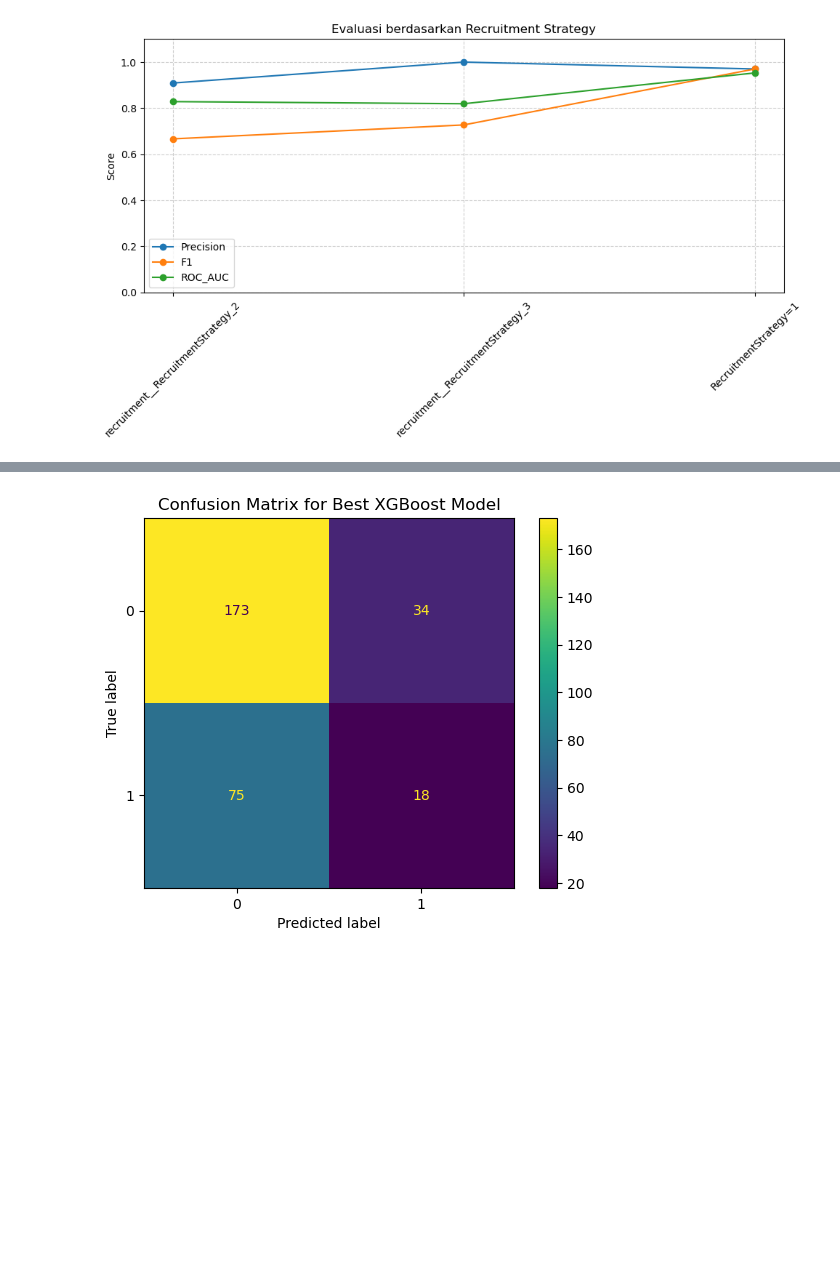
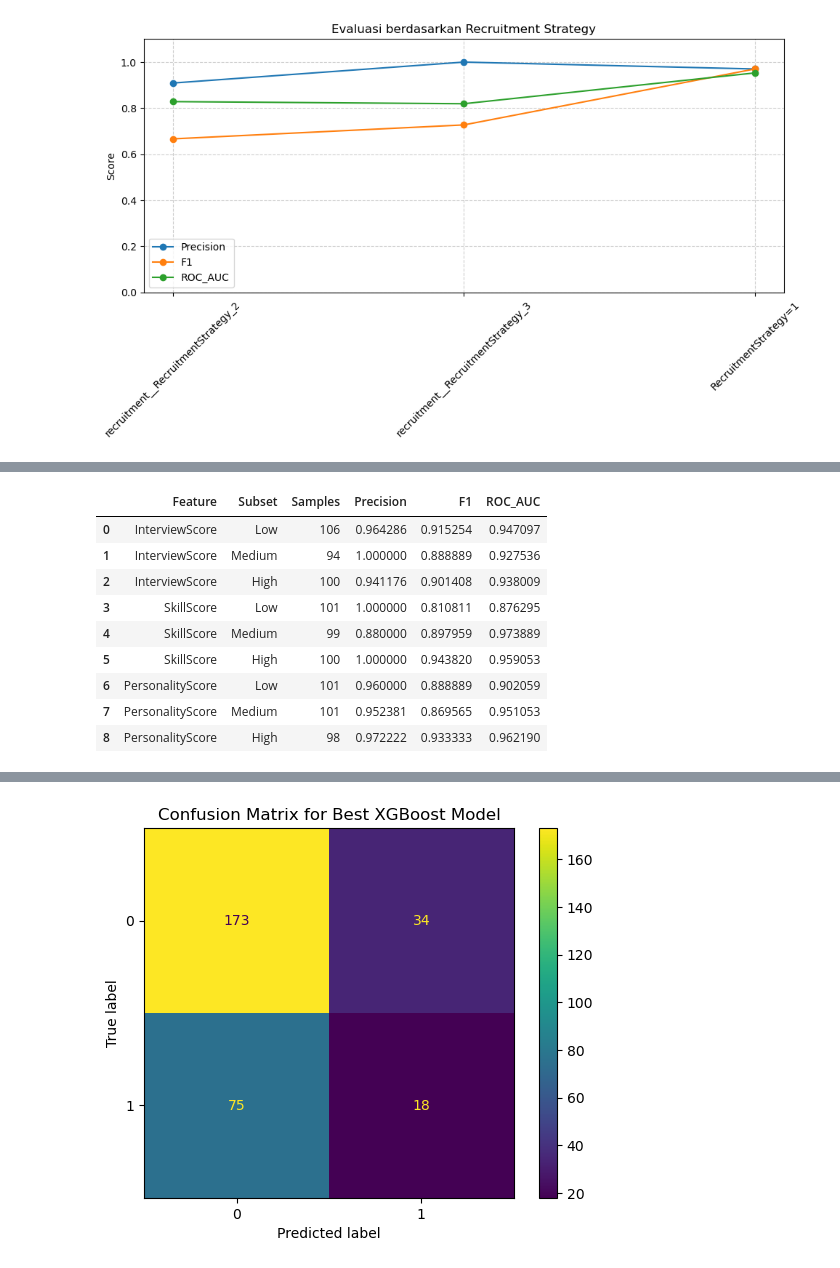
Before and after one commit to agirahmawandi/stage_3_L, a Jupyter notebook: Stage3_evaluation.ipynb, the cells around one changed output, grey strips where cells are left out. Drawn from its saved outputs; the diff is of its cells as text; code cells hidden in the pictures; blank space fills up the shorter version.

```diff
--- a/Stage3_evaluation.ipynb
+++ b/Stage3_evaluation.ipynb
@@ -346,0 +366,88 @@ display(personality_results)
+# %%
+from sklearn.metrics import precision_score, f1_score, roc_auc_score
+
+def evaluate_numeric_by_bins(model, pipeline, X_raw, y, feature, bins=3):
+    results = []
+    bin_labels = ["Low", "Medium", "High"][:bins]
+
+    feature_values = X_raw[feature]
+    X_bins = pd.qcut(feature_values, q=bins, labels=bin_labels, duplicates="drop")
+    X_transformed = pipeline.transform(X_raw)
+
+    for bin_label in bin_labels:
+        subset_idx = X_bins[X_bins == bin_label].index
+        if len(subset_idx) == 0:
+            continue
+
+        X_sub = X_transformed[subset_idx]
+        y_sub = y.loc[subset_idx]
+
+        y_pred = model.predict(X_sub)
+
+        precision = precision_score(y_sub, y_pred, zero_division=0)
+        f1 = f1_score(y_sub, y_pred, zero_division=0)
+        try:
+            y_prob = model.predict_proba(X_sub)[:, 1]
+            roc_auc = roc_auc_score(y_sub, y_prob)
+        except:
+            roc_auc = None
+
+        results.append({
+            "Feature": feature,
+            "Subset": bin_label,
+            "Samples": len(y_sub),
+            "Precision": precision,
+            "F1": f1,
+            "ROC_AUC": roc_auc
+        })
+
+    df = pd.DataFrame(results)
+    df["Subset"] = pd.Categorical(df["Subset"], categories=bin_labels, ordered=True)
+    return df.sort_values(["Feature", "Subset"]).reset_index(drop=True)
+
+
+def evaluate_all_numeric(model, pipeline, X_raw, y, features, bins=3):
+    all_results = []
+    for feature in features:
+        df_feature = evaluate_numeric_by_bins(model, pipeline, X_raw, y, feature, bins)
+        all_results.append(df_feature)
+    return pd.concat(all_results, ignore_index=True)
+
+
+# ======================
+# Contoh pemakaian
+# ======================
+numeric_features = ["InterviewScore", "SkillScore", "PersonalityScore"]
+
+results_seg_num = evaluate_all_numeric(
+    loaded_model, loaded_pipeline, X_test, y_test, numeric_features, bins=3
+)
+
+display(results_seg_num )
+
+
+# # # Nama folder yang diinginkan
+folder_path = 'file_exp'
+
+# Cek apakah folder sudah ada, jika tidak, buat folder tersebut
+if not os.path.exists(folder_path):
+    os.path.makedirs(folder_path)
+    print(f"Folder '{folder_path}' berhasil dibuat.")
+
+# Buat path lengkap untuk file Excel
+file_path = os.path.join(folder_path, 'results_seg_num.xlsx')
+# Asumsikan 'hasil_evaluasi' adalah DataFrame
+results_seg_num.to_excel(file_path, index=True)
+
+print(f"Hasil evaluasi telah berhasil disimpan ke: {file_path}")
+# %% [output]
+|  | Feature | Subset | Samples | Precision | F1 | ROC_AUC |
+| 0 | InterviewScore | Low | 106 | 0.964286 | 0.915254 | 0.947097 |
+| 1 | InterviewScore | Medium | 94 | 1.000000 | 0.888889 | 0.927536 |
+| 2 | InterviewScore | High | 100 | 0.941176 | 0.901408 | 0.938009 |
+| 3 | SkillScore | Low | 101 | 1.000000 | 0.810811 | 0.876295 |
+| 4 | SkillScore | Medium | 99 | 0.880000 | 0.897959 | 0.973889 |
+| 5 | SkillScore | High | 100 | 1.000000 | 0.943820 | 0.959053 |
+| 6 | PersonalityScore | Low | 101 | 0.960000 | 0.888889 | 0.902059 |
+| 7 | PersonalityScore | Medium | 101 | 0.952381 | 0.869565 | 0.951053 |
+| 8 | PersonalityScore | High | 98 | 0.972222 | 0.933333 | 0.962190 |
```
Also changed, not shown: parts of 7 cells of this notebook, 1 other file.
